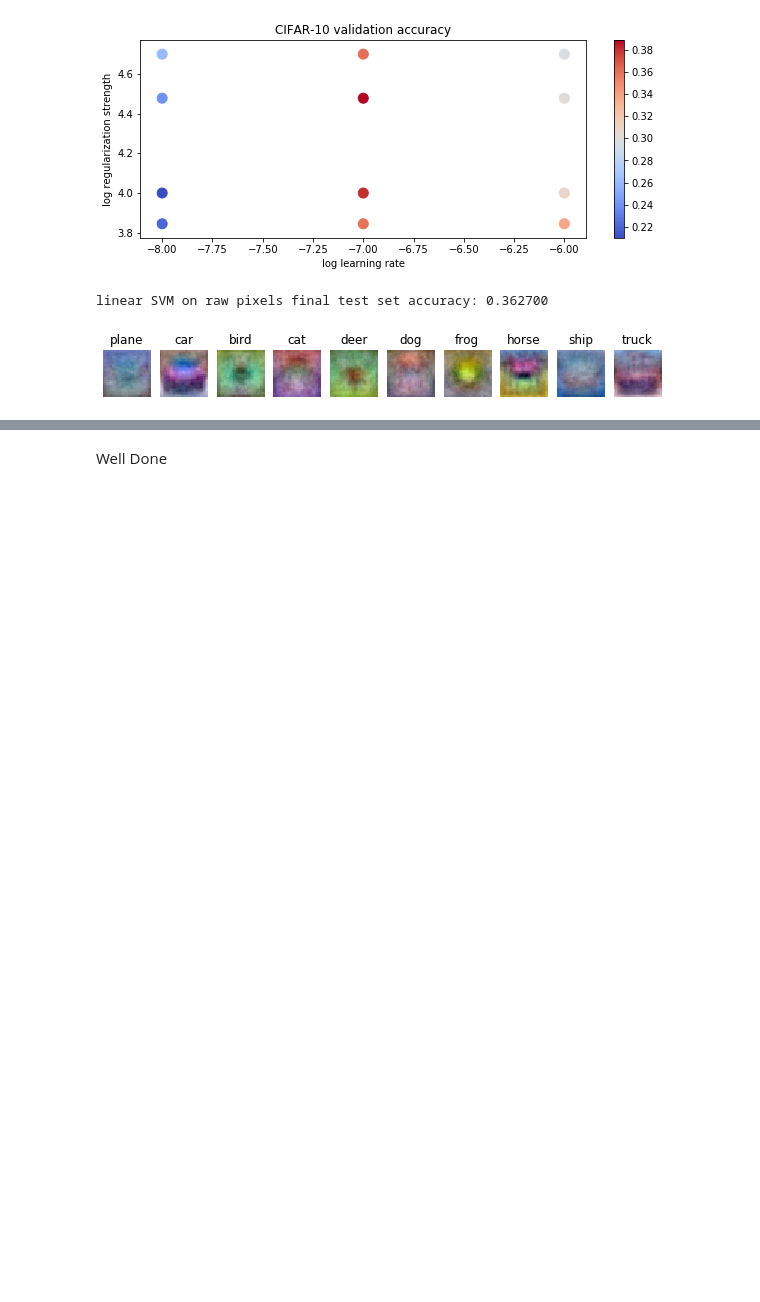
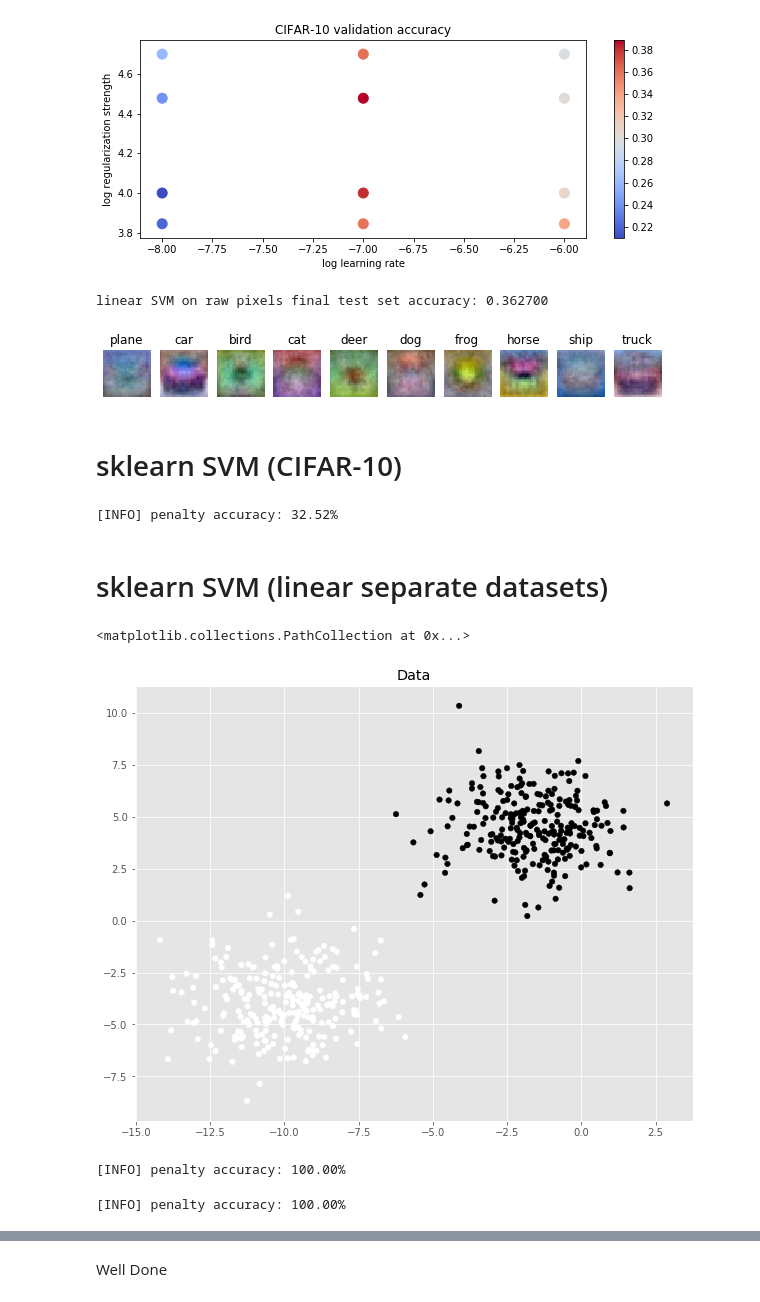
Before and after one commit to pedro-abundio-wang/computer-vision, a Jupyter notebook: notebooks/convolutional-neural-networks-for-visual-recognition/03_svm.ipynb, the cells around one changed output, grey strips where cells are left out. Saved outputs shown, nothing was run; the diff lists cells and outputs as text; code cells hidden in the pictures; blank space fills up the shorter version.

```diff
--- a/notebooks/convolutional-neural-networks-for-visual-recognition/03_svm.ipynb
+++ b/notebooks/convolutional-neural-networks-for-visual-recognition/03_svm.ipynb
@@ -399,3 +410,71 @@ for i in range(10):
     plt.title(classes[i])
 # %% [output]
 [figure]
+# %% [markdown]
+# sklearn SVM (CIFAR-10)
+# %%
+# import the necessary packages
+from sklearn.linear_model import SGDClassifier
+
+model = SGDClassifier(loss="hinge", n_jobs=-1, penalty='l2')
+model.fit(X_train, y_train)
+
+# evaluate the classifier
+acc = model.score(X_test, y_test)
+print("[INFO] penalty accuracy: {:.2f}%".format(acc * 100))
+# %% [output]
+[INFO] penalty accuracy: 32.52%
+# %% [markdown]
+# sklearn SVM (linear separate datasets)
+# %%
+from sklearn.datasets import make_blobs
+from sklearn.model_selection import train_test_split
+
+(X, y) = make_blobs(n_samples=1000, n_features=2, centers=2, cluster_std=1.5, random_state=1)
+y = y.reshape((y.shape[0], 1))
+
+# insert a column of 1's as the last entry in the feature
+# matrix -- this little trick allows us to treat the bias
+# as a trainable parameter within the weight matrix
+X = np.hstack([X, np.ones((X.shape[0], 1))])
+
+# partition the data into training and testing splits using 50% of
+# the data for training and the remaining 50% for testing
+(trainX, testX, trainY, testY) = train_test_split(X, y, test_size=0.5, random_state=42)
+# %%
+# plot the (testing) classification data
+plt.style.use("ggplot")
+plt.figure()
+plt.title("Data")
+plt.scatter(testX[:,0], testX[:,1], marker="o", c=testY.squeeze(), s=30)
+# %% [output]
+<matplotlib.collections.PathCollection at 0x...>
+[figure, added]
+# %%
+# import the necessary packages
+from sklearn.linear_model import SGDClassifier
+
+model = SGDClassifier(loss="hinge", n_jobs=-1, penalty='l2')
+model.fit(trainX, trainY.ravel())
+
+# evaluate the classifier
+acc = model.score(testX, testY.ravel())
+print("[INFO] penalty accuracy: {:.2f}%".format(acc * 100))
+# %% [output]
+[INFO] penalty accuracy: 100.00%
+# %%
+# import the necessary packages
+import numpy as np
+
+# construct the OR dataset
+X = np.array([[0, 0], [0, 1], [1, 0], [1, 1]])
+y = np.array([[0], [1], [1], [1]])
+
+model = SGDClassifier(loss="hinge", n_jobs=-1, penalty='l2')
+model.fit(X, y.ravel())
+
+# evaluate the classifier
+acc = model.score(X, y.ravel())
+print("[INFO] penalty accuracy: {:.2f}%".format(acc * 100))
+# %% [output]
+[INFO] penalty accuracy: 100.00%
```
Also changed, not shown: parts of 8 cells of this notebook, 6 other files.
